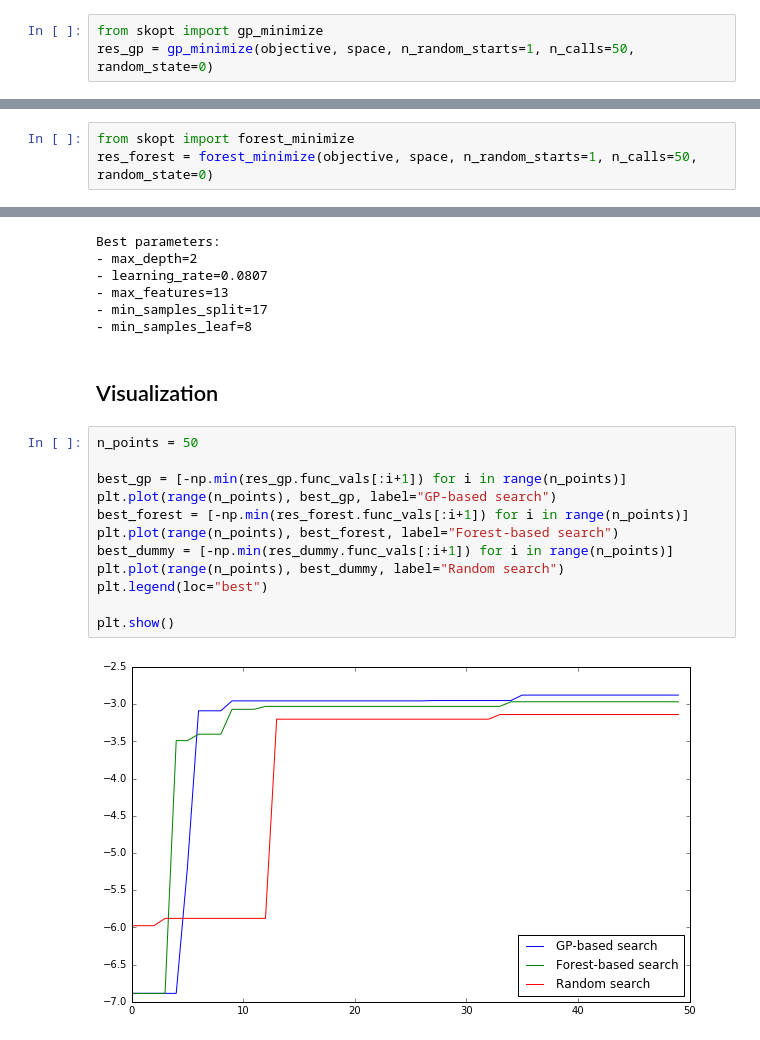
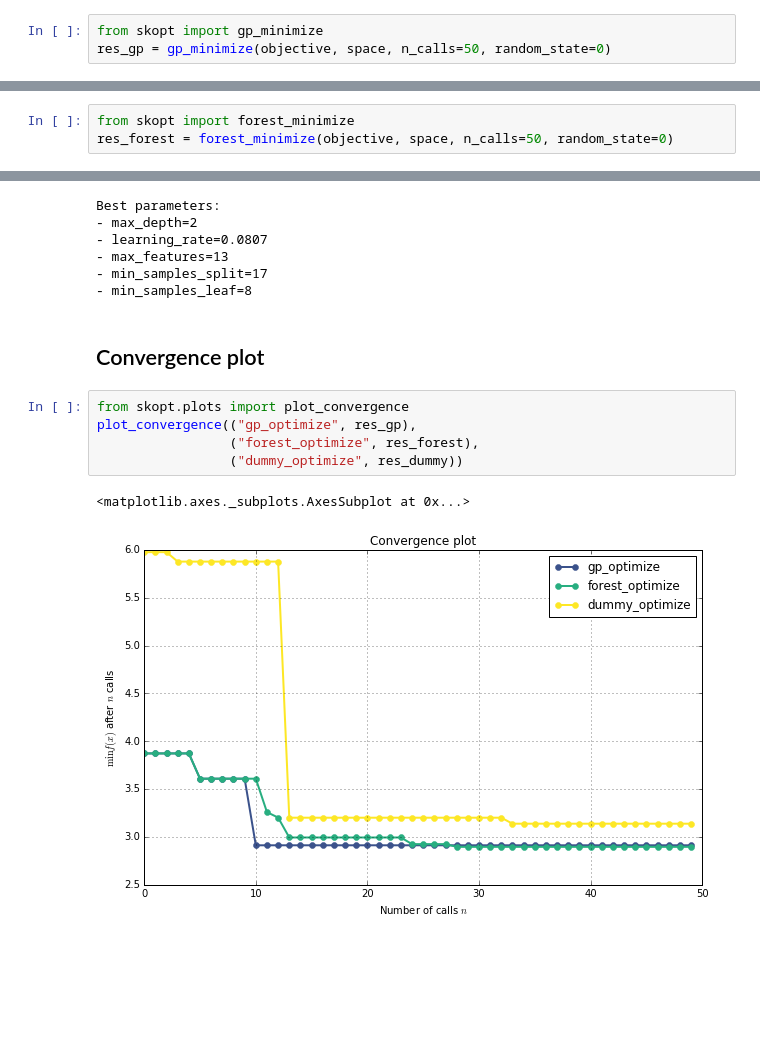
Before and after one commit to scikit-optimize/scikit-optimize, a Jupyter notebook: examples/hyperparameter-optimisation.ipynb, the cells around one changed output, grey strips where cells are left out. Saved outputs shown, nothing was run; the diff lists cells and outputs as text; blank space fills up the shorter version.

```diff
--- a/examples/hyperparameter-optimisation.ipynb
+++ b/examples/hyperparameter-optimisation.ipynb
@@ -50,7 +50,7 @@ space  = [(1, 5),                           # max_depth
 With these two pieces, we are now ready for sequential model-based optimisation. Here we compare gaussian process-based optimisation versus forest-based optimisation.
 # %%
 from skopt import gp_minimize
-res_gp = gp_minimize(objective, space, n_random_starts=1, n_calls=50, random_state=0)
+res_gp = gp_minimize(objective, space, n_calls=50, random_state=0)
 # %%
 "Best score=%.4f" % res_gp.fun
 # %% [output]
@@ -73,7 +73,7 @@ Best parameters:
 - min_samples_leaf=2
 # %%
 from skopt import forest_minimize
-res_forest = forest_minimize(objective, space, n_random_starts=1, n_calls=50, random_state=0)
+res_forest = forest_minimize(objective, space, n_calls=50, random_state=0)
 # %%
 "Best score=%.4f" % res_forest.fun
 # %% [output]
@@ -119,19 +119,13 @@ Best parameters:
 - max_features=13
 - min_samples_split=17
 - min_samples_leaf=8
-# %% [markdown]
-## Visualization
-# %%
-n_points = 50
-
-best_gp = [-np.min(res_gp.func_vals[:i+1]) for i in range(n_points)]
-plt.plot(range(n_points), best_gp, label="GP-based search")
-best_forest = [-np.min(res_forest.func_vals[:i+1]) for i in range(n_points)]
-plt.plot(range(n_points), best_forest, label="Forest-based search")
-best_dummy = [-np.min(res_dummy.func_vals[:i+1]) for i in range(n_points)]
-plt.plot(range(n_points), best_dummy, label="Random search")
-plt.legend(loc="best")
-
-plt.show()
-# %% [output]
-[figure, removed]
+# %% [markdown]
+## Convergence plot
+# %%
+from skopt.plots import plot_convergence
+plot_convergence(("gp_optimize", res_gp),
+                 ("forest_optimize", res_forest),
+                 ("dummy_optimize", res_dummy))
+# %% [output]
+<matplotlib.axes._subplots.AxesSubplot at 0x...>
+[figure, added]
```
Also changed, not shown: parts of 4 cells of this notebook, 5 other files.
